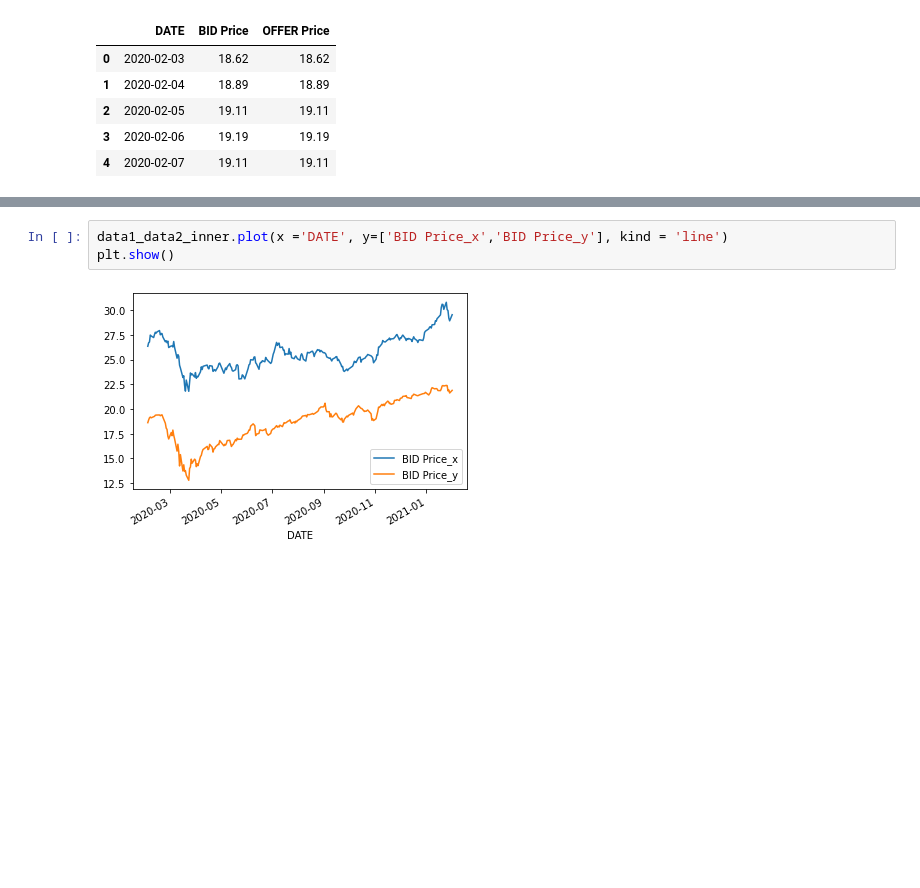
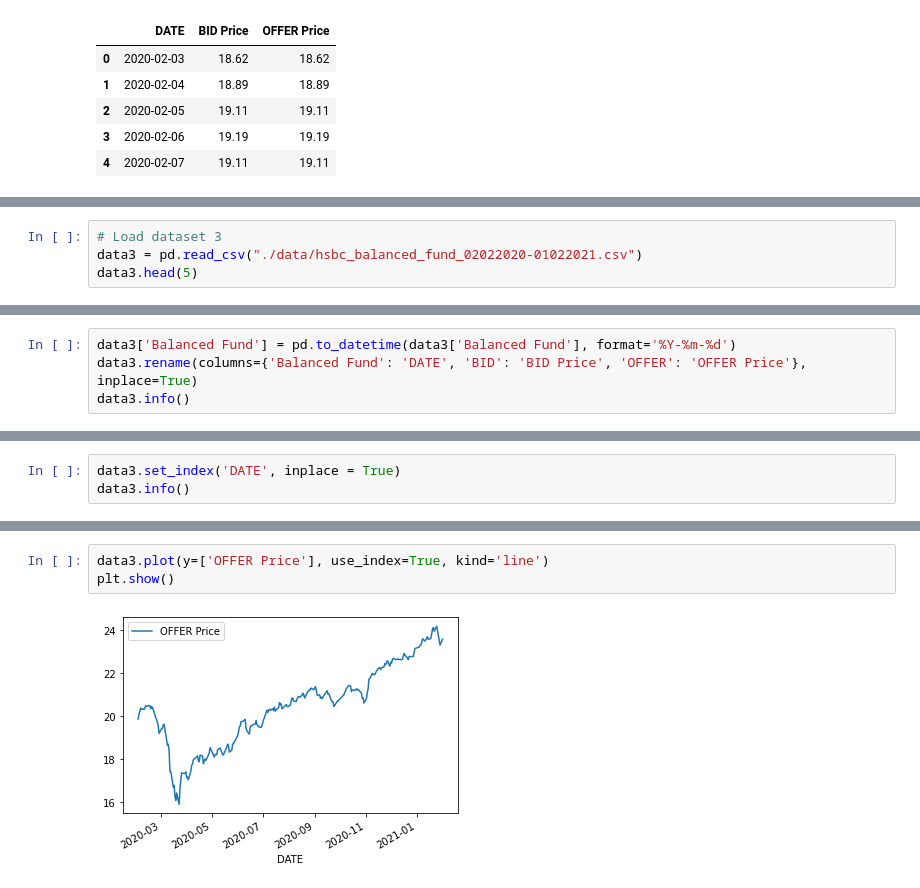
Before and after one commit to easonlai/mpf-fund-analysis-v1, a Jupyter notebook: mpf-fund-analysis-v1.ipynb, the cells around one changed output, grey strips where cells are left out. Saved outputs shown, nothing was run; the diff lists cells and outputs as text; blank space fills up the shorter version.

```diff
--- a/mpf-fund-analysis-v1.ipynb
+++ b/mpf-fund-analysis-v1.ipynb
@@ -112,0 +192,4 @@ data1_data2_inner.head()
+# %%
+# Load dataset 3
+data3 = pd.read_csv("./data/hsbc_balanced_fund_02022020-01022021.csv")
+data3.head(5)
@@ -127,0 +216,4 @@ memory usage: 11.7 KB
+# %%
+data3['Balanced Fund'] = pd.to_datetime(data3['Balanced Fund'], format='%Y-%m-%d')
+data3.rename(columns={'Balanced Fund': 'DATE', 'BID': 'BID Price', 'OFFER': 'OFFER Price'}, inplace=True)
+data3.info()
@@ -127,0 +240,3 @@ memory usage: 11.7 KB
+# %%
+data3.set_index('DATE', inplace = True)
+data3.info()
@@ -128,5 +253,5 @@ memory usage: 11.7 KB
 # %%
-data1_data2_inner.plot(x ='DATE', y=['BID Price_x','BID Price_y'], kind = 'line')
+data3.plot(y=['OFFER Price'], use_index=True, kind='line')
 plt.show()
 # %% [output]
-[figure, old version]
+[figure, new version]
```
Also changed, not shown: parts of 34 cells of this notebook, 1 other file.
